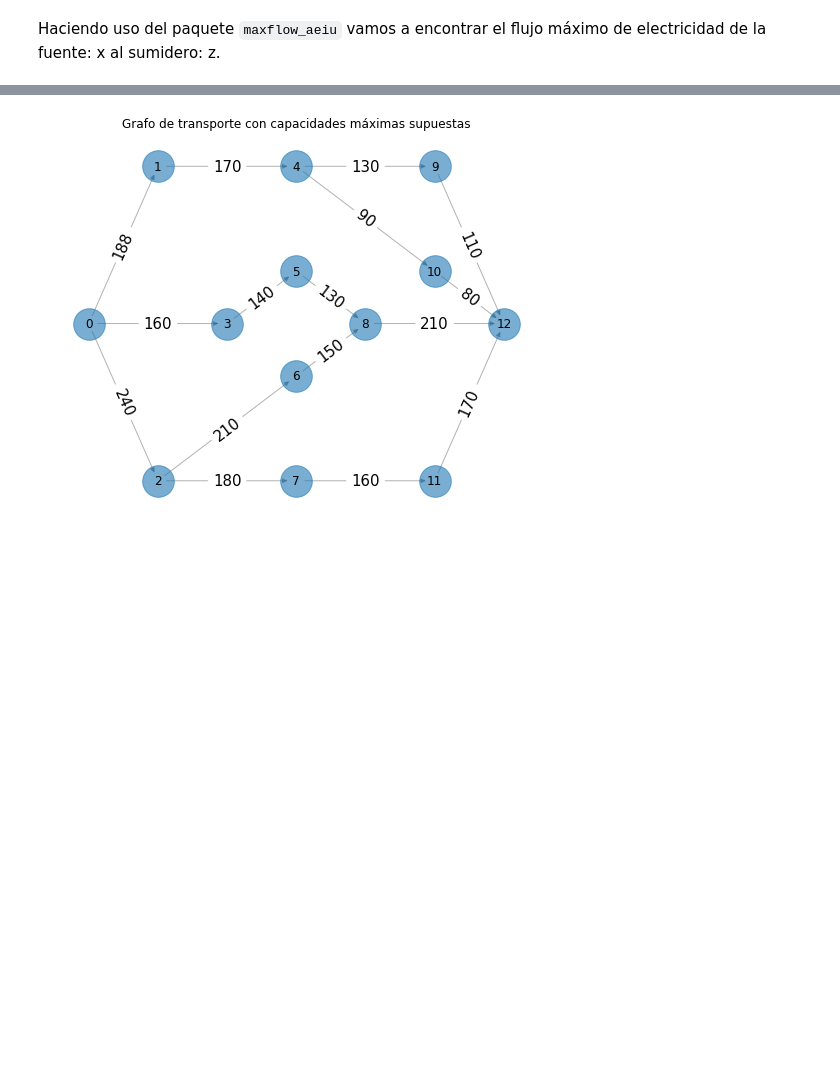
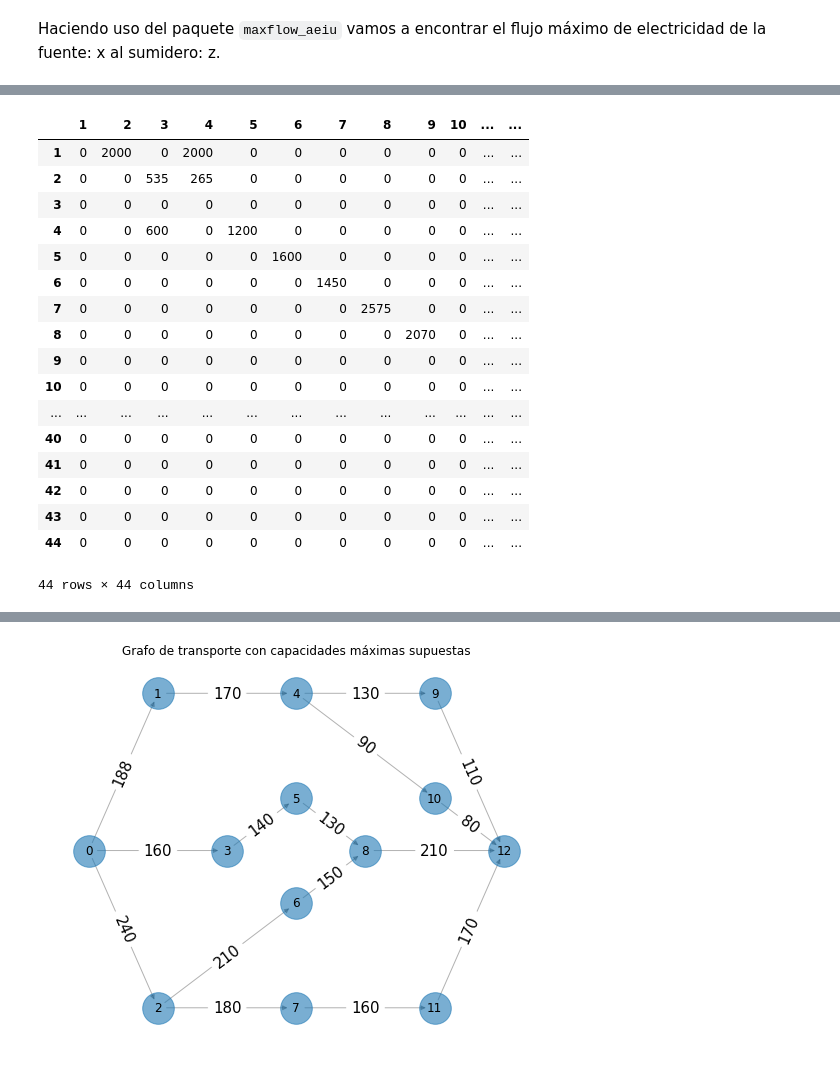
Before and after one commit to optimizacion-2-2022-gh-classroom/practica-1-segunda-parte-LuzVerde23, a Jupyter notebook: reporte_equipo_2_parte_2_practica_1.ipynb, the cells around one changed output, grey strips where cells are left out. Drawn from its saved outputs; the diff is of its cells as text; code cells hidden in the pictures; blank space fills up the shorter version.

```diff
--- a/reporte_equipo_2_parte_2_practica_1.ipynb
+++ b/reporte_equipo_2_parte_2_practica_1.ipynb
@@ -383,0 +340,23 @@ The maximum flow in this network is 0
+# %%
+d.iloc[0,3] = 2000
+d.iloc[0,1] = 2000
+d
+# %% [output]
+|  | 1 | 2 | 3 | 4 | 5 | 6 | 7 | 8 | 9 | 10 | ... | ... |
+| 1 | 0 | 2000 | 0 | 2000 | 0 | 0 | 0 | 0 | 0 | 0 | ... | ... |
+| 2 | 0 | 0 | 535 | 265 | 0 | 0 | 0 | 0 | 0 | 0 | ... | ... |
+| 3 | 0 | 0 | 0 | 0 | 0 | 0 | 0 | 0 | 0 | 0 | ... | ... |
+| 4 | 0 | 0 | 600 | 0 | 1200 | 0 | 0 | 0 | 0 | 0 | ... | ... |
+| 5 | 0 | 0 | 0 | 0 | 0 | 1600 | 0 | 0 | 0 | 0 | ... | ... |
+| 6 | 0 | 0 | 0 | 0 | 0 | 0 | 1450 | 0 | 0 | 0 | ... | ... |
+| 7 | 0 | 0 | 0 | 0 | 0 | 0 | 0 | 2575 | 0 | 0 | ... | ... |
+| 8 | 0 | 0 | 0 | 0 | 0 | 0 | 0 | 0 | 2070 | 0 | ... | ... |
+| 9 | 0 | 0 | 0 | 0 | 0 | 0 | 0 | 0 | 0 | 0 | ... | ... |
+| 10 | 0 | 0 | 0 | 0 | 0 | 0 | 0 | 0 | 0 | 0 | ... | ... |
+| ... | ... | ... | ... | ... | ... | ... | ... | ... | ... | ... | ... | ... |
+| 40 | 0 | 0 | 0 | 0 | 0 | 0 | 0 | 0 | 0 | 0 | ... | ... |
+| 41 | 0 | 0 | 0 | 0 | 0 | 0 | 0 | 0 | 0 | 0 | ... | ... |
+| 42 | 0 | 0 | 0 | 0 | 0 | 0 | 0 | 0 | 0 | 0 | ... | ... |
+| 43 | 0 | 0 | 0 | 0 | 0 | 0 | 0 | 0 | 0 | 0 | ... | ... |
+| 44 | 0 | 0 | 0 | 0 | 0 | 0 | 0 | 0 | 0 | 0 | ... | ... |
+44 rows × 44 columns
```
Also changed, not shown: parts of 12 cells of this notebook.
